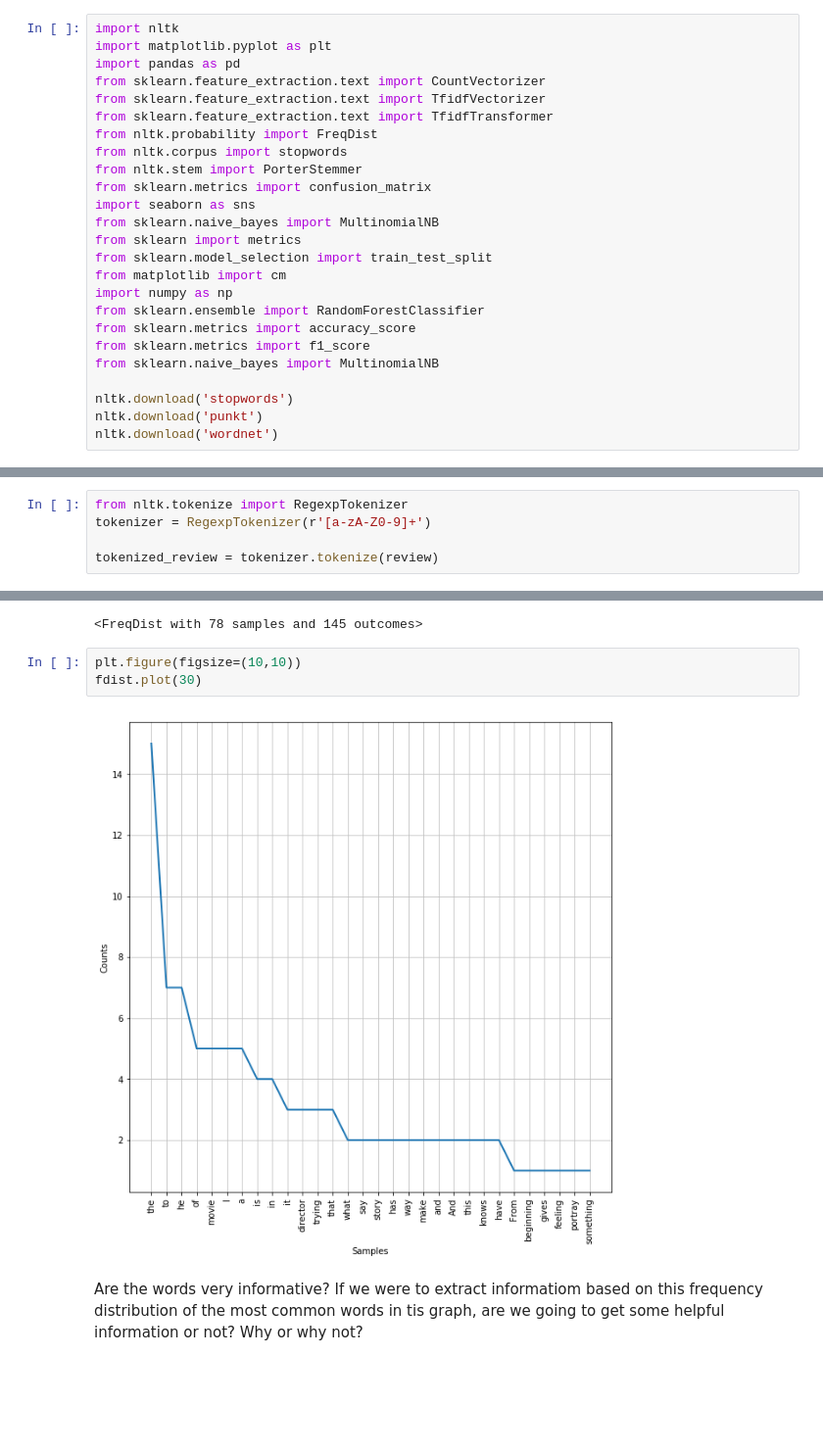
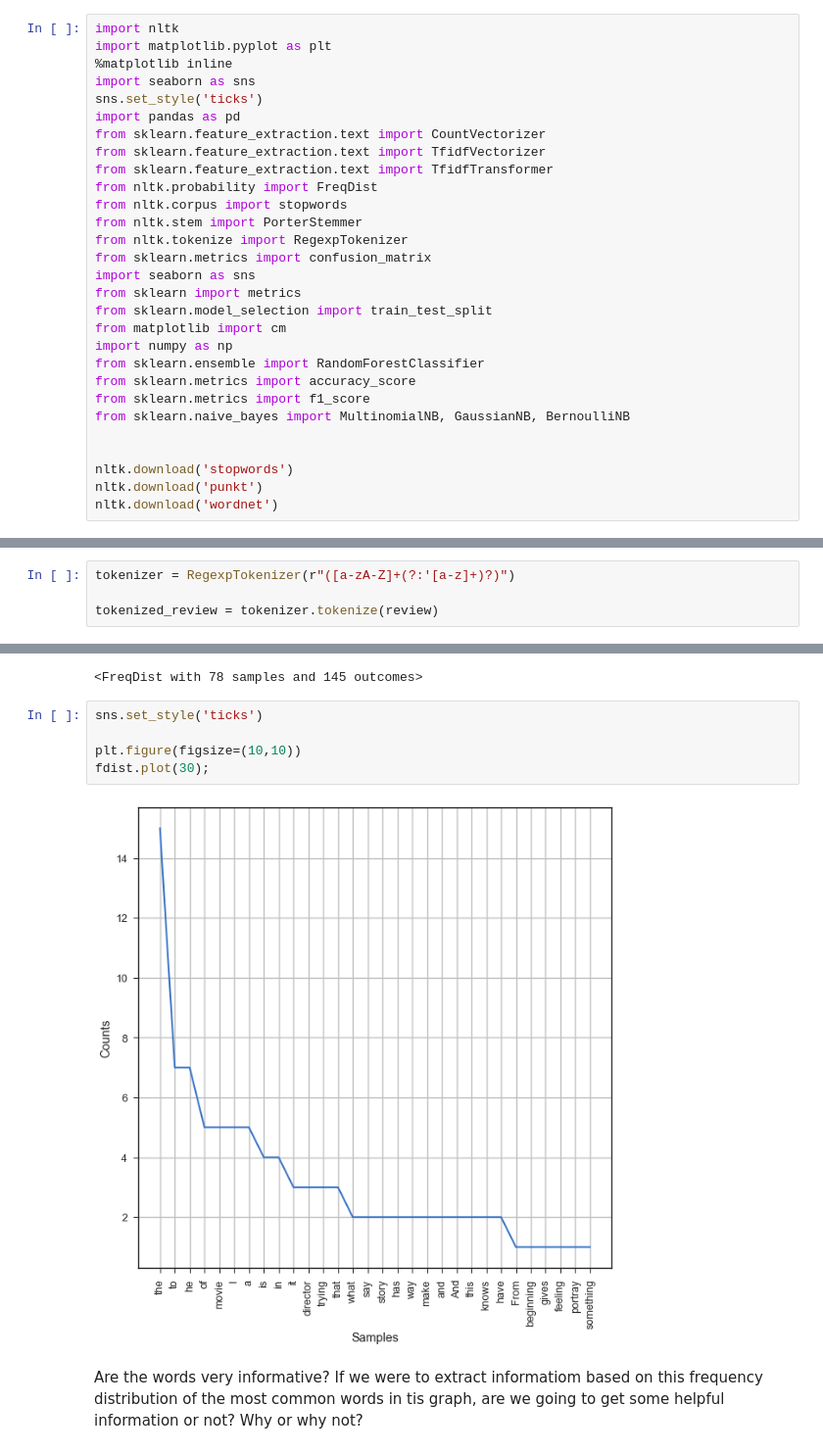
Before and after one commit to learn-co-students/nyc-ds-033020, a Jupyter notebook: Mod_4/foundations_of_nlp/Intro_to_NLP.ipynb, the cells around one changed output, grey strips where cells are left out. Shown at 98% size. Cells and saved outputs as stored; diff of their text form; blank space fills up the shorter version.

```diff
--- a/Mod_4/foundations_of_nlp/Intro_to_NLP.ipynb
+++ b/Mod_4/foundations_of_nlp/Intro_to_NLP.ipynb
@@ -36,6 +36,9 @@ review = 'From the beginning of the movie, it gives the feeling the director is
 # %%
 import nltk
 import matplotlib.pyplot as plt
+%matplotlib inline
+import seaborn as sns
+sns.set_style('ticks')
 import pandas as pd
 from sklearn.feature_extraction.text import CountVectorizer
 from sklearn.feature_extraction.text import TfidfVectorizer
@@ -43,9 +46,9 @@ from sklearn.feature_extraction.text import TfidfTransformer
 from nltk.probability import FreqDist
 from nltk.corpus import stopwords
 from nltk.stem import PorterStemmer
+from nltk.tokenize import RegexpTokenizer
 from sklearn.metrics import confusion_matrix
 import seaborn as sns
-from sklearn.naive_bayes import MultinomialNB
 from sklearn import metrics
 from sklearn.model_selection import train_test_split
 from matplotlib import cm
@@ -53,7 +56,8 @@ import numpy as np
 from sklearn.ensemble import RandomForestClassifier
 from sklearn.metrics import accuracy_score
 from sklearn.metrics import f1_score
-from sklearn.naive_bayes import MultinomialNB
+from sklearn.naive_bayes import MultinomialNB, GaussianNB, BernoulliNB
+
 
 nltk.download('stopwords')
 nltk.download('punkt')
@@ -77,8 +82,7 @@ review
 # %% [output]
 'From the beginning of the movie, it gives the feeling the director is trying to portray something, what I mean to say that instead of the story dictating the style in which the movie should be made,  ...
 # %%
-from nltk.tokenize import RegexpTokenizer
-tokenizer = RegexpTokenizer(r'[a-zA-Z0-9]+')
+tokenizer = RegexpTokenizer(r"([a-zA-Z]+(?:'[a-z]+)?)")
 
 tokenized_review = tokenizer.tokenize(review)
 # %% [markdown]
@@ -93,10 +97,12 @@ print(fdist)
 # %% [output]
 <FreqDist with 78 samples and 145 outcomes>
 # %%
+sns.set_style('ticks')
+
 plt.figure(figsize=(10,10))
-fdist.plot(30)
+fdist.plot(30);
 # %% [output]
-[figure, old version]
+[figure, new version]
 # %% [markdown]
 Are the words very informative? If we were to extract informatiom based on this frequency distribution of the most common words in tis graph, are we going to get some helpful information or not? Why or why not?
 # %% [markdown]
```
Also changed, not shown: parts of 23 cells of this notebook, 1 other file.
